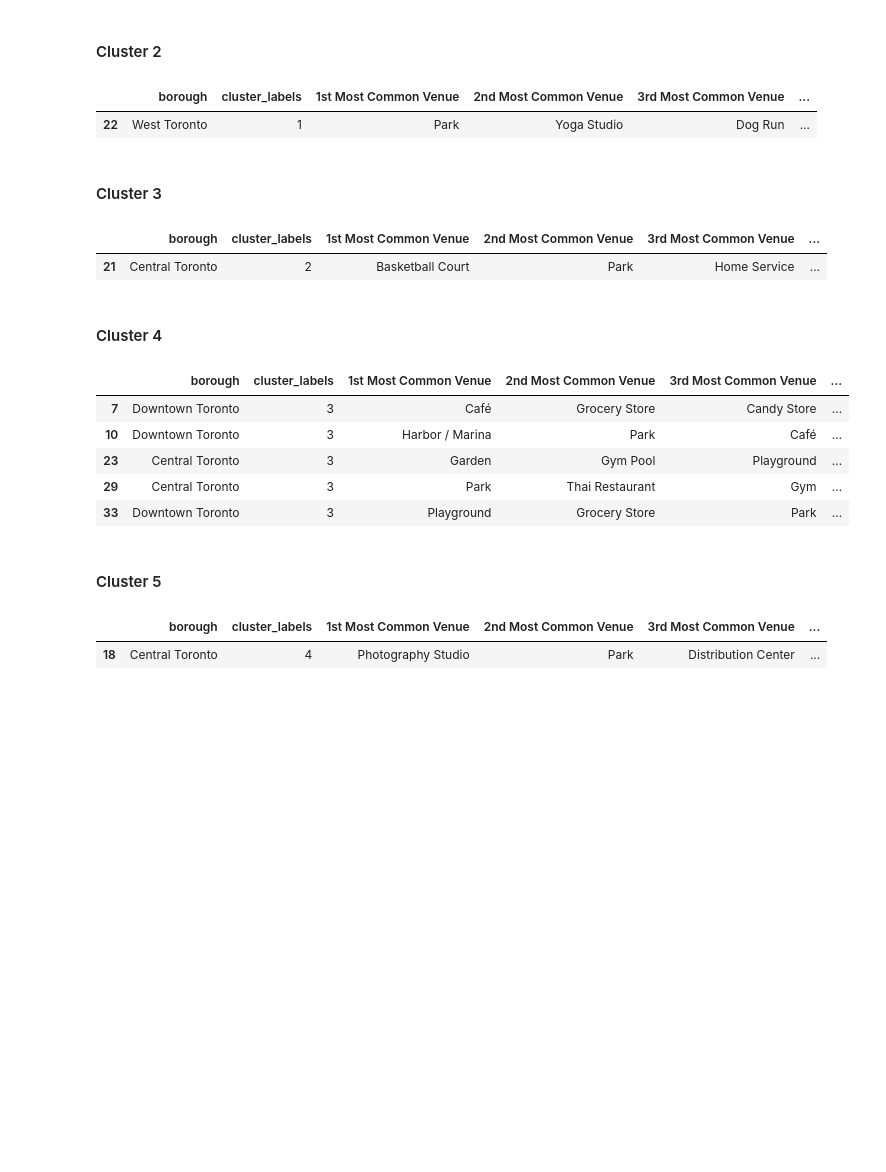
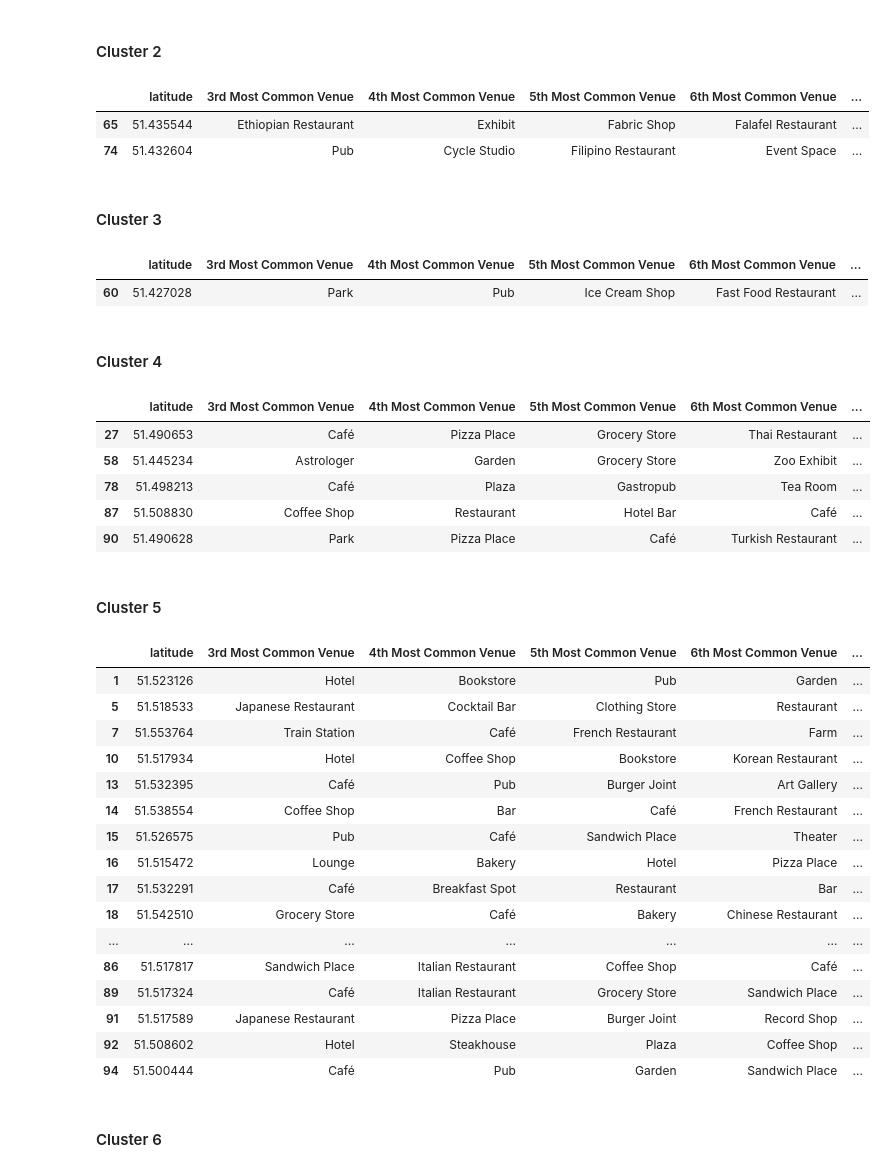
Before and after one commit to rafaelcgama/Capstone, a Jupyter notebook: final.ipynb, the cells around one changed output. Saved outputs shown, nothing was run; the diff lists cells and outputs as text; code cells hidden in the pictures; blank space fills up the shorter version.

Commit message:
clustering update

```diff
--- a/final.ipynb
+++ b/final.ipynb
@@ -1411,12 +1411,12 @@ KElbowVisualizer(ax=<AxesSubplot:>, k=None, metric='silhouette', model=None,
 <AxesSubplot:title={'center':'Silhouette Score Elbow for KMeans Clustering'}, xlabel='k', ylabel='silhouette score'>
 # %%
 # set number of clusters
-kclusters = 5
+kclusters = 6
 
-toronto_grouped_clustering = toronto_grouped.drop('neighborhood', 1)
+london_grouped_clustering = london_grouped.drop('neighborhood', 1)
 
 # run k-means clustering
-kmeans = KMeans(n_clusters=kclusters, random_state=0).fit(toronto_grouped_clustering)
+kmeans = KMeans(n_clusters=kclusters, random_state=42).fit(london_grouped_clustering)
 
 # check cluster labels generated for each row in the dataframe
 kmeans.labels_[0:10]
@@ -1435,11 +1434,11 @@ toronto_only.loc[~toronto_only['neighborhood'].isin(toronto_venues['neighborhood
 # add clustering labels
 neighborhoods_venues_sorted.insert(0, 'cluster_labels', kmeans.labels_)
 
-toronto_merged = toronto_only.copy()
+london_merged = london_central.copy()
 
 # merge toronto_grouped with toronto_data to add latitude/longitude for each neighborhood
-toronto_merged = toronto_merged.join(neighborhoods_venues_sorted.set_index('neighborhood'), on='neighborhood', how='inner')
+london_merged = london_merged.iloc[:, 3:].join(neighborhoods_venues_sorted.set_index('neighborhood'), on='neighborhood', how='inner')
 
-toronto_merged.head() # check the last columns!
-toronto_merged.shape
+london_merged.head() # check the last columns!
+london_merged.shape
 # %% [output]
@@ -1519,32 +1506,50 @@ toronto_merged.loc[toronto_merged['cluster_labels'] == 0, toronto_merged.columns
 # %% [markdown]
 #### Cluster 2
 # %%
-toronto_merged.loc[toronto_merged['cluster_labels'] == 1, toronto_merged.columns[[1] + list(range(5, toronto_merged.shape[1]))]]
+london_merged.loc[london_merged['cluster_labels'] == 1, london_merged.columns[[1] + list(range(6, london_merged.shape[1]))]]
 # %% [output]
-|  | borough | cluster_labels | 1st Most Common Venue | 2nd Most Common Venue | 3rd Most Common Venue | ... |
-| 22 | West Toronto | 1 | Park | Yoga Studio | Dog Run | ... |
+|  | latitude | 3rd Most Common Venue | 4th Most Common Venue | 5th Most Common Venue | 6th Most Common Venue | ... |
+| 65 | 51.435544 | Ethiopian Restaurant | Exhibit | Fabric Shop | Falafel Restaurant | ... |
+| 74 | 51.432604 | Pub | Cycle Studio | Filipino Restaurant | Event Space | ... |
 # %% [markdown]
 #### Cluster 3
 # %%
-toronto_merged.loc[toronto_merged['cluster_labels'] == 2, toronto_merged.columns[[1] + list(range(5, toronto_merged.shape[1]))]]
+london_merged.loc[london_merged['cluster_labels'] == 2, london_merged.columns[[1] + list(range(6, london_merged.shape[1]))]]
 # %% [output]
-|  | borough | cluster_labels | 1st Most Common Venue | 2nd Most Common Venue | 3rd Most Common Venue | ... |
-| 21 | Central Toronto | 2 | Basketball Court | Park | Home Service | ... |
+|  | latitude | 3rd Most Common Venue | 4th Most Common Venue | 5th Most Common Venue | 6th Most Common Venue | ... |
+| 60 | 51.427028 | Park | Pub | Ice Cream Shop | Fast Food Restaurant | ... |
 # %% [markdown]
 #### Cluster 4
 # %%
-toronto_merged.loc[toronto_merged['cluster_labels'] == 3, toronto_merged.columns[[1] + list(range(5, toronto_merged.shape[1]))]]
+london_merged.loc[london_merged['cluster_labels'] == 3, london_merged.columns[[1] + list(range(6, london_merged.shape[1]))]]
 # %% [output]
-|  | borough | cluster_labels | 1st Most Common Venue | 2nd Most Common Venue | 3rd Most Common Venue | ... |
-| 7 | Downtown Toronto | 3 | Café | Grocery Store | Candy Store | ... |
-| 10 | Downtown Toronto | 3 | Harbor / Marina | Park | Café | ... |
-| 23 | Central Toronto | 3 | Garden | Gym Pool | Playground | ... |
-| 29 | Central Toronto | 3 | Park | Thai Restaurant | Gym | ... |
-| 33 | Downtown Toronto | 3 | Playground | Grocery Store | Park | ... |
+|  | latitude | 3rd Most Common Venue | 4th Most Common Venue | 5th Most Common Venue | 6th Most Common Venue | ... |
+| 27 | 51.490653 | Café | Pizza Place | Grocery Store | Thai Restaurant | ... |
+| 58 | 51.445234 | Astrologer | Garden | Grocery Store | Zoo Exhibit | ... |
+| 78 | 51.498213 | Café | Plaza | Gastropub | Tea Room | ... |
+| 87 | 51.508830 | Coffee Shop | Restaurant | Hotel Bar | Café | ... |
+| 90 | 51.490628 | Park | Pizza Place | Café | Turkish Restaurant | ... |
 # %% [markdown]
 #### Cluster 5
 # %%
-toronto_merged.loc[toronto_merged['cluster_labels'] == 4, toronto_merged.columns[[1] + list(range(5, toronto_merged.shape[1]))]]
+london_merged.loc[london_merged['cluster_labels'] == 4, london_merged.columns[[1] + list(range(6, london_merged.shape[1]))]]
 # %% [output]
-|  | borough | cluster_labels | 1st Most Common Venue | 2nd Most Common Venue | 3rd Most Common Venue | ... |
-| 18 | Central Toronto | 4 | Photography Studio | Park | Distribution Center | ... |
+|  | latitude | 3rd Most Common Venue | 4th Most Common Venue | 5th Most Common Venue | 6th Most Common Venue | ... |
+| 1 | 51.523126 | Hotel | Bookstore | Pub | Garden | ... |
+| 5 | 51.518533 | Japanese Restaurant | Cocktail Bar | Clothing Store | Restaurant | ... |
+| 7 | 51.553764 | Train Station | Café | French Restaurant | Farm | ... |
+| 10 | 51.517934 | Hotel | Coffee Shop | Bookstore | Korean Restaurant | ... |
+| 13 | 51.532395 | Café | Pub | Burger Joint | Art Gallery | ... |
+| 14 | 51.538554 | Coffee Shop | Bar | Café | French Restaurant | ... |
+| 15 | 51.526575 | Pub | Café | Sandwich Place | Theater | ... |
+| 16 | 51.515472 | Lounge | Bakery | Hotel | Pizza Place | ... |
+| 17 | 51.532291 | Café | Breakfast Spot | Restaurant | Bar | ... |
+| 18 | 51.542510 | Grocery Store | Café | Bakery | Chinese Restaurant | ... |
+| ... | ... | ... | ... | ... | ... | ... |
+| 86 | 51.517817 | Sandwich Place | Italian Restaurant | Coffee Shop | Café | ... |
+| 89 | 51.517324 | Café | Italian Restaurant | Grocery Store | Sandwich Place | ... |
+| 91 | 51.517589 | Japanese Restaurant | Pizza Place | Burger Joint | Record Shop | ... |
+| 92 | 51.508602 | Hotel | Steakhouse | Plaza | Coffee Shop | ... |
+| 94 | 51.500444 | Café | Pub | Garden | Sandwich Place | ... |
+# %% [markdown]
+#### Cluster 6
```
Also changed, not shown: parts of 6 cells of this notebook.
